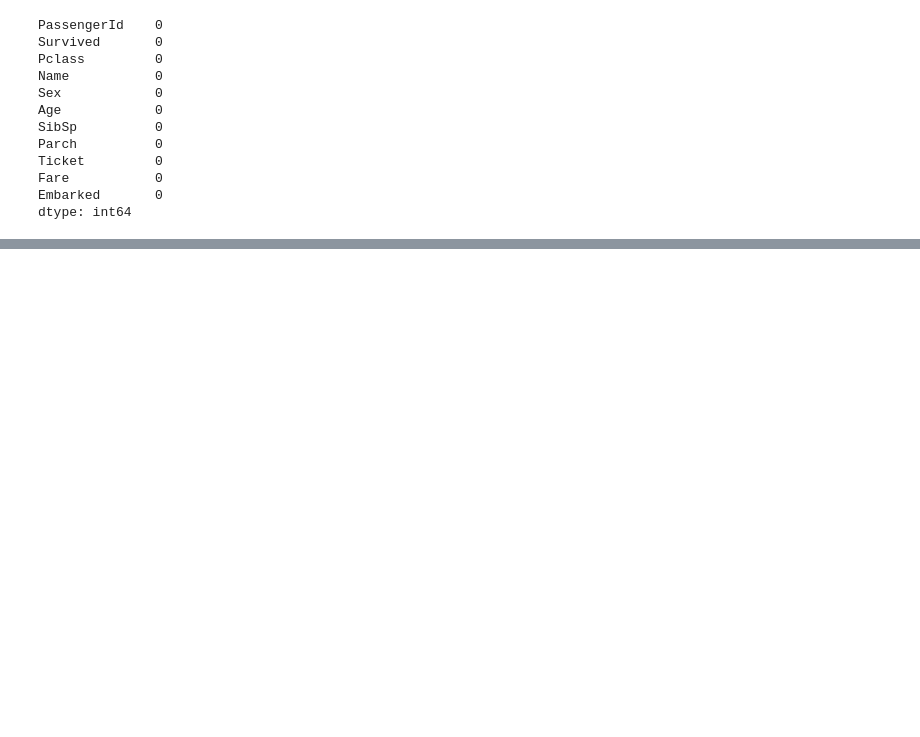
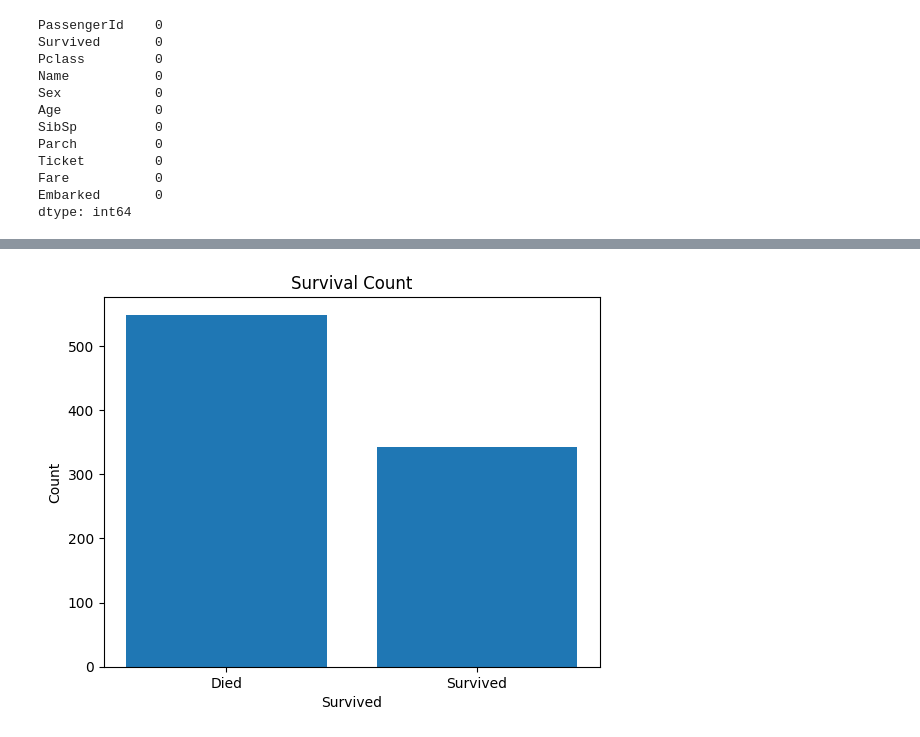
Before and after one commit to readulislamtamim/practice-eda-charts-05092026, a Jupyter notebook: src/main.ipynb, the cells around one changed output, grey strips where cells are left out. Cells and saved outputs as stored; diff of their text form; code cells hidden in the pictures; blank space fills up the shorter version.

```diff
--- a/src/main.ipynb
+++ b/src/main.ipynb
@@ -226,0 +233,12 @@ dtype: int64
+# %%
+counts = df["Survived"].value_counts()
+x = counts.index
+y = counts.values
+plt.bar(x, y)
+plt.title("Survival Count")
+plt.xticks([1, 0], labels=["Survived", "Died"])
+plt.xlabel("Survived")
+plt.ylabel("Count")
+plt.show()
+# %% [output]
+[figure, added]
```
Also changed, not shown: parts of 11 cells of this notebook.
